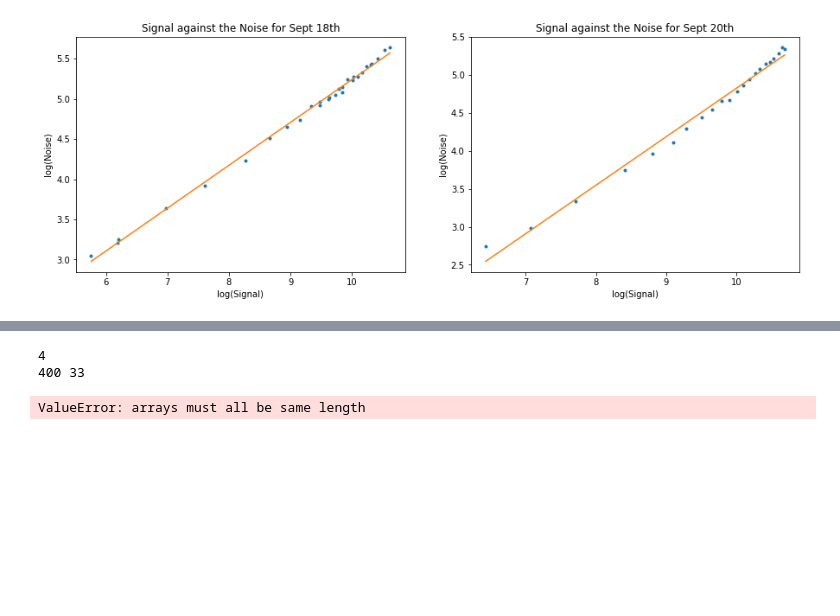
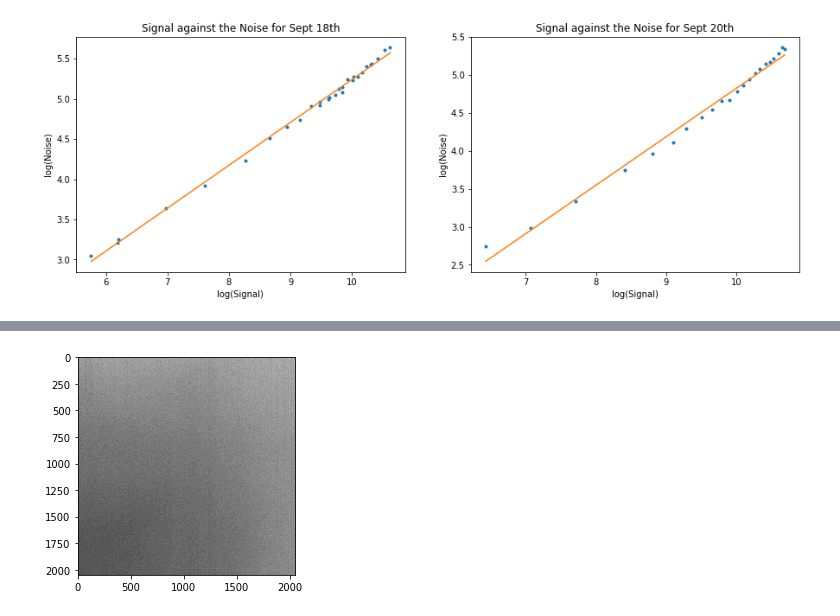
Before and after one commit to nannau/A329, a Jupyter notebook: notebooks/a329lab2.ipynb, the cells around one changed output, grey strips where cells are left out. Saved outputs shown, nothing was run; the diff lists cells and outputs as text; code cells hidden in the pictures; blank space fills up the shorter version.

```diff
--- a/notebooks/a329lab2.ipynb
+++ b/notebooks/a329lab2.ipynb
@@ -261,19 +314,16 @@ Standard deviation in two bias frames subtracted: 4.06716023582
 # %%
-flats_exp_20=[]
+# dividing flat fields:
+images_20_flat = glob.glob(sep_20_flat)
+
+# Process each image. First create master bias frame.
+# Add rejection!
+flats_arr=[]
 for image in images_20_flat:
     hdu_list = fits.open(image)
-    prihdr = hdu_list[0].header
-    if prihdr['EXPOSURE']==22.0:
-        flats_exp_20.append(hdu_list[0].data[800:820,950:970])# try a few regions and sizes and find lowest sigma!!!
+    flats_arr.append(hdu_list[0].data)#[800:820,950:970]) # try a few regions and sizes and find lowest sigma!!!
 
-    flats_exp_20_mean = np.mean(flat_high_exp_20, axis=0)
-    flatted = np.divide((hdu_list[0].data[800:820,950:970]-master_bias_20), flats_exp_20_mean).flatten()
-
-print len(flatted), len(exposure_20)
-df_20_flat_norm = pd.DataFrame({"exposure_20":exposure_20,"mean_20":flatted,"noise_20":noise_20})
-plt.plot(flatted, noise_20, '.')
+new_flat = np.divide(flats_arr[3], flats_arr[10])
+plt.imshow(new_flat, cmap='gray')
 plt.show()
 # %% [output]
-4
-400 33
-ValueError: arrays must all be same length
+[figure, added]
```
Also changed, not shown: parts of 11 cells of this notebook, 4 other files.
